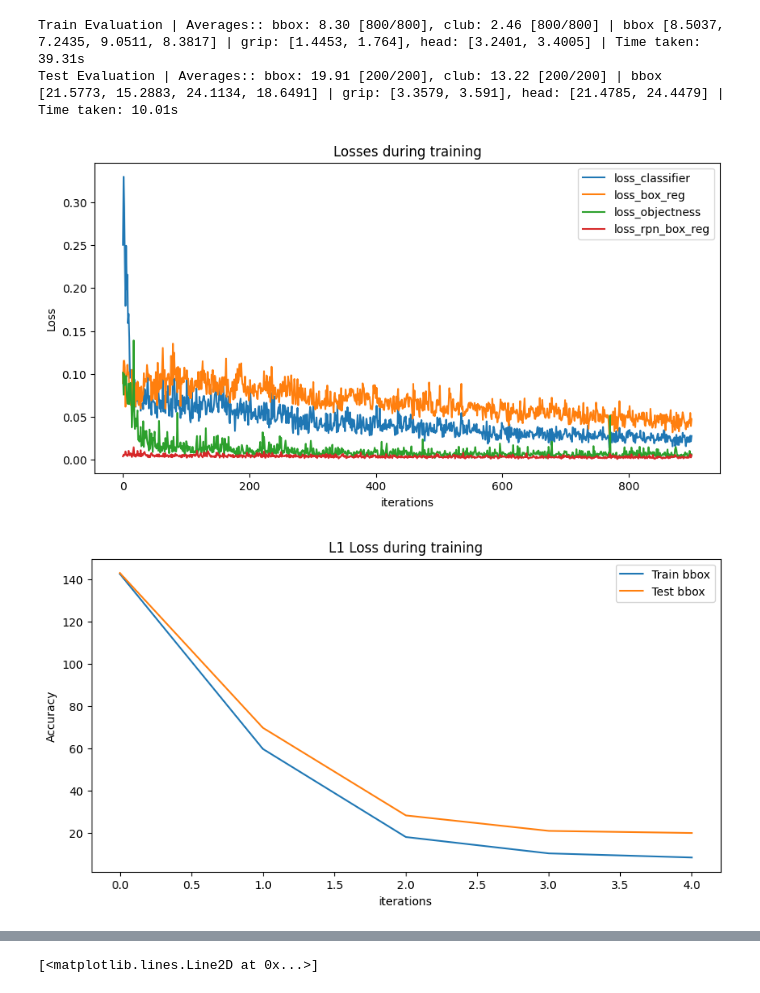
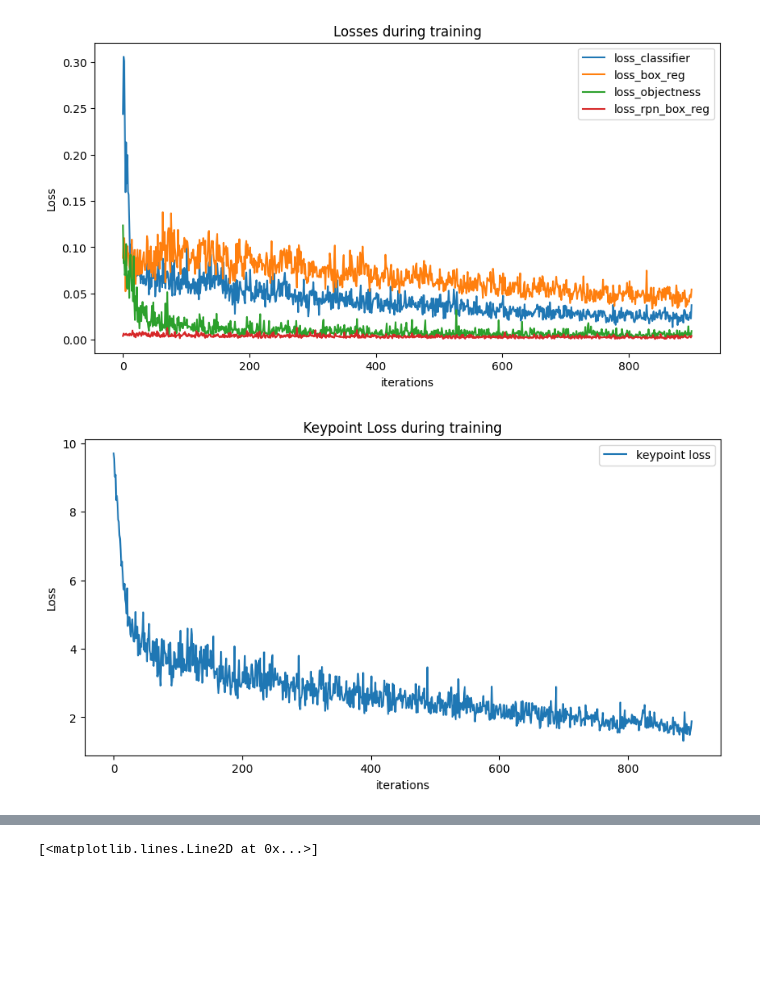
Before and after one commit to Molten-Ice/3dGolfPoseEstimation, a Jupyter notebook: dev-nbs/9-training-on-1k-images.ipynb, the cells around one changed output, grey strips where cells are left out. Cells and saved outputs as stored; diff of their text form; code cells hidden in the pictures; blank space fills up the shorter version.

```diff
--- a/dev-nbs/9-training-on-1k-images.ipynb
+++ b/dev-nbs/9-training-on-1k-images.ipynb
@@ -197,29 +215,0 @@ def evaluate_model(model, dataloader):
-# %%
-device = 'cuda' if torch.cuda.is_available() else 'cpu'
-
-model = keypointrcnn_resnet50_fpn(weights=KeypointRCNN_ResNet50_FPN_Weights.DEFAULT)
-model.eval()
-out = nn.ConvTranspose2d(512, 2, kernel_size=(4, 4), stride=(2, 2), padding=(1, 1))
-model.roi_heads.keypoint_predictor.kps_score_lowres = out
-model = model.to(device)
-
-#freeze parameters in backbone
-for param in model.backbone.parameters():
-    param.requires_grad = False
-
-images_dir = data_path + "saved-labels/"
-filenames = sorted(os.listdir(images_dir))
-
-train_test_split = 0.8
-split_index = int(len(filenames)*train_test_split)
-train_filenames, test_filenames = filenames[:split_index], filenames[split_index:]
-
-batch_size = 8
-
-train_dataset = GolfDataset(images_dir, train_filenames, device = device, annotate= False, padding = False)
-train_dataloader = torch.utils.data.DataLoader(train_dataset, collate_fn=collate_fn, batch_size=batch_size, shuffle=False)
-
-test_dataset = GolfDataset(images_dir, test_filenames, device = device, annotate = False, padding = False)
-test_dataloader = torch.utils.data.DataLoader(test_dataset, collate_fn=collate_fn, batch_size=batch_size, shuffle=False)
-print(f"Dataset lengths | train {len(train_dataset)}, test {len(test_dataset)}")
-print(f"Dataloader #batches | train {len(train_dataloader)}, test {len(test_dataloader)}, batches of size {batch_size}")
@@ -311,19 +310,8 @@ Epoch [9/9], batch [76/100], Total loss: 1.91, Time elapsed: 558.25s | loss_clas
-# %%
-current_accuracy = []
-for split, dataloader in zip(["Train", "Test"], [train_dataloader, test_dataloader]):
-    average_box_diff, average_club_diff, total_elements, boxes_predicted, clubs_predicted, time_taken = evaluate_model(model, dataloader) #breaks after 3 batches
-    print(f"{split} Evaluation | Averages:: bbox: {np.array(average_box_diff).mean():.2f} [{boxes_predicted}/{total_elements}], club: {np.array(average_club_diff).mean():.2f} [{clubs_predicted}/{total_elements}] | bbox {average_box_diff} | grip: {average_club_diff[:2]}, head: {average_club_diff[2:]} | Time taken: {time_taken:.2f}s")
-    current_accuracy.append(np.array(average_box_diff).mean())
-accuracy.append(current_accuracy)
-# %% [output]
-Train Evaluation | Averages:: bbox: 8.30 [800/800], club: 2.46 [800/800] | bbox [8.5037, 7.2435, 9.0511, 8.3817] | grip: [1.4453, 1.764], head: [3.2401, 3.4005] | Time taken: 39.31s
-Test Evaluation | Averages:: bbox: 19.91 [200/200], club: 13.22 [200/200] | bbox [21.5773, 15.2883, 24.1134, 18.6491] | grip: [3.3579, 3.591], head: [21.4785, 24.4479] | Time taken: 10.01s
 # %%
 plt.figure(figsize=(10,5))
 plt.title("Losses during training")
-keys_to_display = [(0, 'loss_classifier'), (1, 'loss_box_reg'), (2, 'loss_objectness'), (3, 'loss_rpn_box_reg')]
 losses = np.array(losses)
-for (i, key) in keys_to_display:
+for i, key in enumerate(keys_to_train[:4]):
     plt.plot(losses[:,i],label=key)
 
 plt.xlabel("iterations")
@@ -331,18 +319,15 @@ plt.ylabel("Loss")
 plt.legend()
 plt.show()
 # %% [output]
-[figure, old version]
+[figure, new version]
 # %%
 plt.figure(figsize=(10,5))
-plt.title("L1 Loss during training")
-accuracy = np.array(accuracy)
-
-plt.plot(accuracy[:, 0], label = "Train bbox")
-plt.plot(accuracy[:, 1], label = "Test bbox")
+plt.title("Keypoint Loss during training")
+plt.plot(losses[:,4],label="keypoint loss")
 
 plt.xlabel("iterations")
-plt.ylabel("Accuracy")
+plt.ylabel("Loss")
 plt.legend()
 plt.show()
 # %% [output]
-[figure, old version]
+[figure, new version]
```
Also changed, not shown: parts of 20 cells of this notebook.
